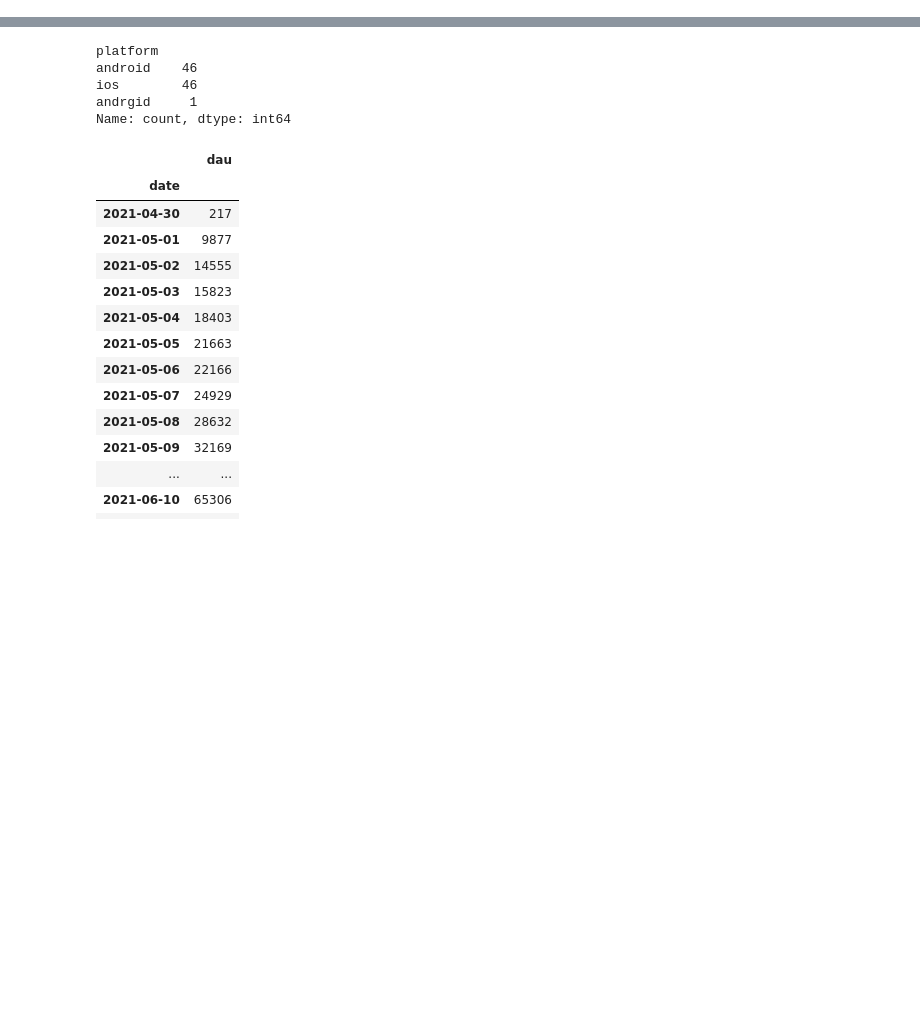
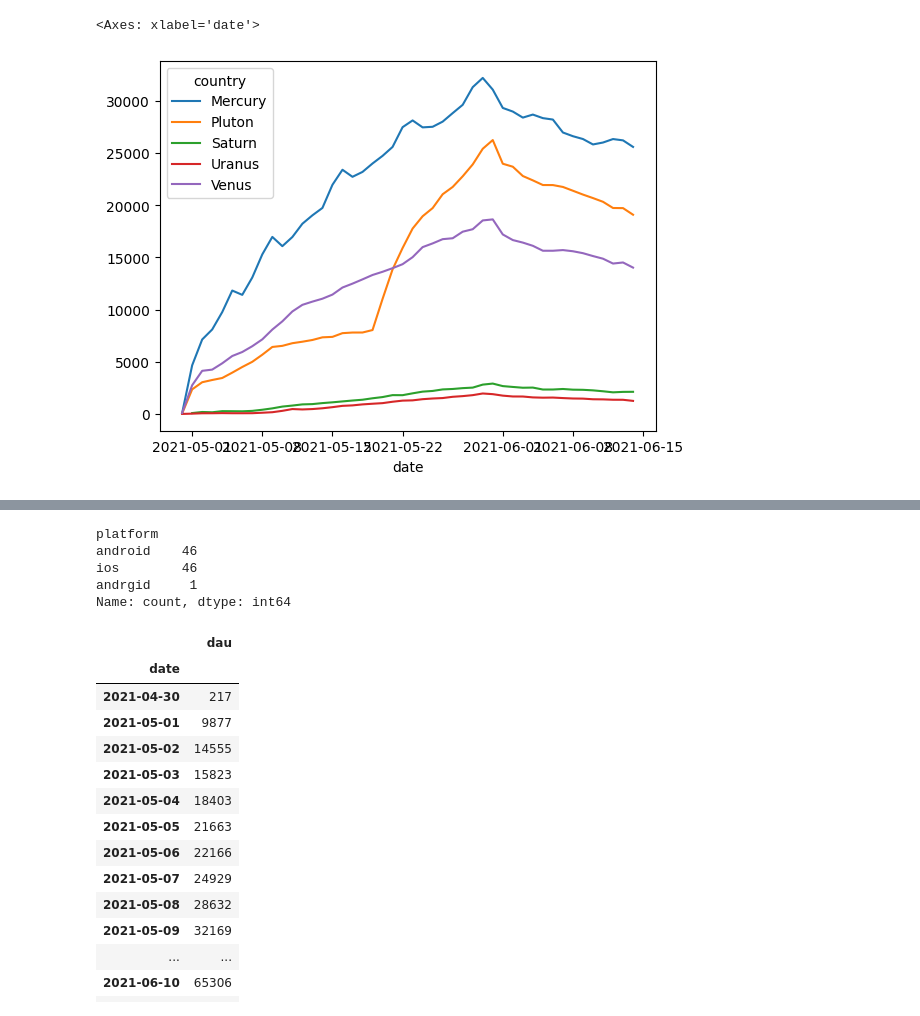
Before and after one commit to ybektas20/dream_case, a Jupyter notebook: eda.ipynb, the cells around one changed output, grey strips where cells are left out. Cells and saved outputs as stored; diff of their text form; code cells hidden in the pictures; blank space fills up the shorter version.

```diff
--- a/eda.ipynb
+++ b/eda.ipynb
@@ -65,0 +13,3 @@ dtype: int64
+# %%
+dau_by_country = analytics.dau_by_country()
+dau_by_country.unstack
@@ -65,0 +30,5 @@ dtype: int64
+# %%
+dau_by_country.pivot(index='date', columns='country', values='dau').plot()
+# %% [output]
+<Axes: xlabel='date'>
+[figure, added]
```
Also changed, not shown: parts of 42 cells of this notebook, 3 other files.
